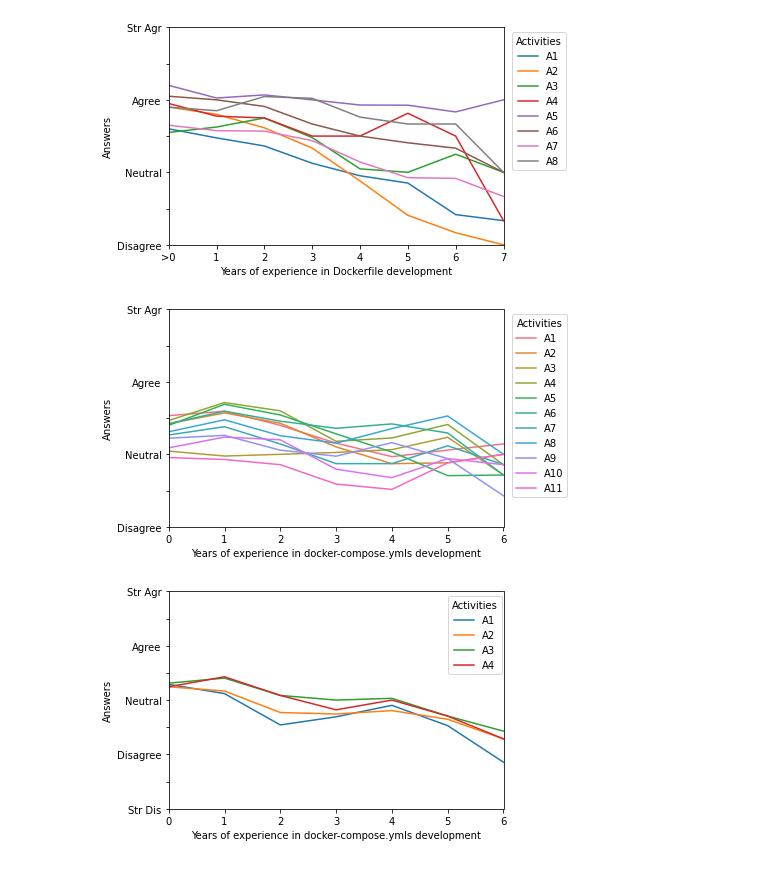
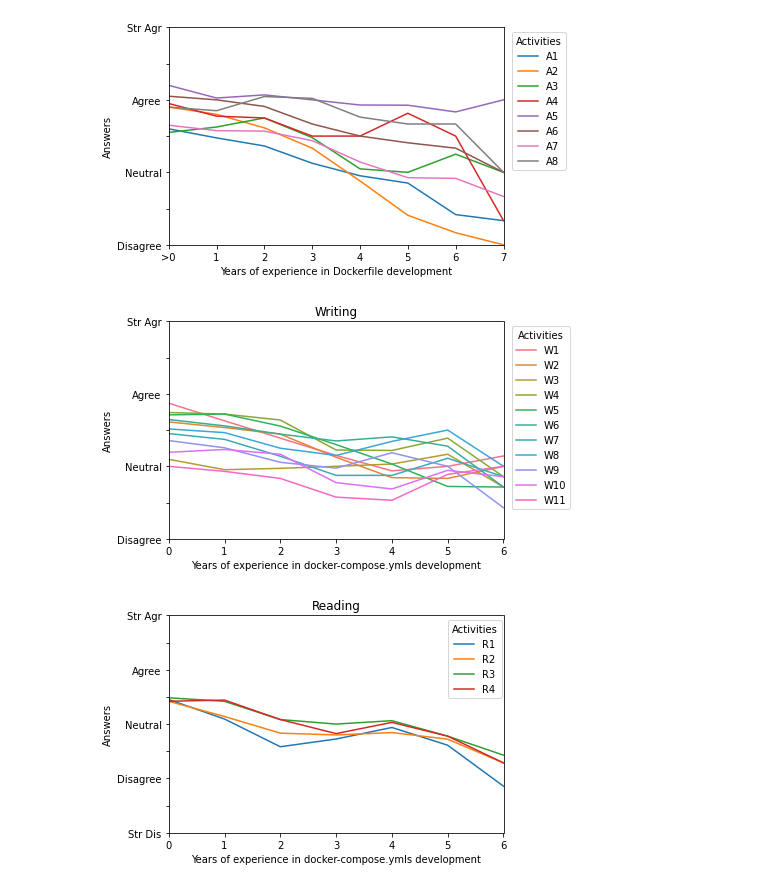
Before and after one commit to davidreis97/challenges_with_docker, a Jupyter notebook: data_analysis/analysis.ipynb, the cells around one changed output. Saved outputs shown, nothing was run; the diff lists cells and outputs as text; code cells hidden in the pictures.

Commit message:
Added more docker-compose.yml graphs and data analysis

```diff
--- a/data_analysis/analysis.ipynb
+++ b/data_analysis/analysis.ipynb
@@ -82,8 +89,11 @@ def toLong(inputData):
     return inputData
 
 data = toLong(data)
+dcData = toLong(dcData)
 dataInexperienced = toLong(dataInexperienced)
+dcDataInexperienced = toLong(dcDataInexperienced)
 dataExperienced = toLong(dataExperienced)
+dcDataExperienced = toLong(dcDataExperienced)
 # %%
 #https://stackoverflow.com/a/51535326/6391820
 def show_values_on_bars(axs):
@@ -202,17 +279,35 @@ def runWmw(paramToCompare, use_continuity=True, alternative=None):
 
     return mannwhitneyu(datasetInexperienced['value'], datasetExperienced['value'], use_continuity, alternative)
 
+def runDcWmw(paramToCompare, use_continuity=True, alternative=None):
+    datasetInexperienced = dcDataInexperienced[(dcDataInexperienced['params'] == paramToCompare)]
+    datasetExperienced = dcDataExperienced[(dcDataExperienced['params'] == paramToCompare)]
+
+    return mannwhitneyu(datasetInexperienced['value'], datasetExperienced['value'], use_continuity, alternative)
+
 def runMean(paramToCompare):
-    datasetInexperienced = data[(data['params'] == paramToCompare)]
+    datasetInexperienced = dataInexperienced[(dataInexperienced['params'] == paramToCompare)]
     datasetExperienced = dataExperienced[(dataExperienced['params'] == paramToCompare)]
 
     return np.mean(datasetInexperienced['value']),np.mean(datasetExperienced['value'])
 
+def runDcMean(paramToCompare):
+    datasetInexperienced = dcDataInexperienced[(dcDataInexperienced['params'] == paramToCompare)]
+    datasetExperienced = dcDataExperienced[(dcDataExperienced['params'] == paramToCompare)]
+
+    return np.mean(datasetInexperienced['value']),np.mean(datasetExperienced['value'])
+
 def runStd(paramToCompare):
-    datasetInexperienced = data[(data['params'] == paramToCompare)]
+    datasetInexperienced = dataInexperienced[(dataInexperienced['params'] == paramToCompare)]
     datasetExperienced = dataExperienced[(dataExperienced['params'] == paramToCompare)]
 
     return np.std(datasetInexperienced['value']),np.std(datasetExperienced['value'])
+
+def runDcStd(paramToCompare):
+    datasetInexperienced = dcDataInexperienced[(dcDataInexperienced['params'] == paramToCompare)]
+    datasetExperienced = dcDataExperienced[(dcDataExperienced['params'] == paramToCompare)]
+
+    return np.std(datasetInexperienced['value']),np.std(datasetExperienced['value'])
 # %%
 mask = []
 
@@ -399,14 +561,14 @@ pass
 [figure]
 # %%
 def skillIds(minSkill,maxSkill):
-    experienceData = data[data["params"]=="... where you created/updated a docker-compose.yml file?"]
+    experienceData = dcData[dcData["params"]=="... where you created/updated a docker-compose.yml file?"]
     mask = (experienceData["value"] >= minSkill) & (experienceData["value"] <= maxSkill)
     selected = experienceData[mask]
     return selected.id
 
 def paramByIds(param, ids):
-    mask = (data["params"] == param) & (data["id"].isin(ids))
-    return data[mask]
+    mask = (dcData["params"] == param) & (dcData["id"].isin(ids))
+    return dcData[mask]
 
 
 params = ['When I write a docker-compose.yml file, I spend considerable time… [reading Docker documentation.]',
@@ -425,6 +587,8 @@ linePlotParams = []
 linePlotValue = []
 linePlotExperience = []
 
+# ids = skillIds(0,1)
+
 for i in range(0,11):
     for j in range(0,7):
         ids = skillIds(j,j+1)
@@ -442,51 +606,53 @@ linePlotData = pd.DataFrame(data={
 
 #plt.figure(dpi=200)
 ax = seaborn.lineplot(x="experience", y ="value", hue="params", data=linePlotData, ci=None)
-plt.legend(title='Activities', labels=['A1','A2','A3','A4','A5','A6','A7','A8','A9','A10','A11'], bbox_to_anchor=(1.01, 1))
+plt.legend(title='Activities', labels=['W1','W2','W3','W4','W5','W6','W7','W8','W9','W10','W11'], bbox_to_anchor=(1.01, 1))
 ax.set(ylim=[2,5], xlim=[0,6], xlabel="Years of experience in docker-compose.ymls development", ylabel="Answers", yticklabels = ['Disagree','','Neutral','','Agree','','Str Agr'])
+ax.set(title="Writing")
 pass
 # %% [output]
-[figure, old version]
+[figure, new version]
 # %%
 def skillIds(minSkill,maxSkill):
-    experienceData = data[data["params"]=="... where you created/updated a docker-compose.yml file?"]
+    experienceData = dcData[dcData["params"]=="... where you created/updated a docker-compose.yml file?"]
     mask = (experienceData["value"] >= minSkill) & (experienceData["value"] <= maxSkill)
     selected = experienceData[mask]
     return selected.id
 
 def paramByIds(param, ids):
-    mask = (data["params"] == param) & (data["id"].isin(ids))
-    return data[mask]
+    mask = (dcData["params"] == param) & (dcData["id"].isin(ids))
+    return dcData[mask]
 
 
 params = ['When I read a docker-compose.yml file, I spend considerable time trying to understand … [ what the services are.]',
         'When I read a docker-compose.yml file, I spend considerable time trying to understand … [the dependencies between services (e.g. depends_on).]',
         'When I read a docker-compose.yml file, I spend considerable time trying to understand … [what volumes are used and how they are attached to the services.]',
         'When I read a docker-compose.yml file, I spend considerable time trying to understand … [what networks are used and how they are connected to the services.]']
 
 linePlotParams = []
 linePlotValue = []
 linePlotExperience = []
 
 for i in range(0,4):
     for j in range(0,7):
         ids = skillIds(j,j+1)
         responses = paramByIds(params[i],ids)
         for response in responses.iloc:
             linePlotParams.append(params[i])
             linePlotValue.append(response["value"])
             linePlotExperience.append(j)
 
 linePlotData = pd.DataFrame(data={
     "params": linePlotParams,
     "value": linePlotValue,
     "experience": linePlotExperience
 })
 
 #plt.figure(dpi=200)
 ax = seaborn.lineplot(x="experience", y ="value", hue="params", data=linePlotData, ci=None)
-plt.legend(title='Activities', labels=['A1','A2','A3','A4'], bbox_to_anchor=(1.01, 1))
+plt.legend(title='Activities', labels=['R1','R2','R3','R4'], bbox_to_anchor=(1.01, 1))
 ax.set(ylim=[1,5], xlim=[0,6], xlabel="Years of experience in docker-compose.ymls development", ylabel="Answers", yticklabels = ['Str Dis','','Disagree','','Neutral','','Agree','','Str Agr'])
+ax.set(title="Reading")
 pass
 # %% [output]
-[figure, old version]
+[figure, new version]
```
Also changed, not shown: parts of 12 cells of this notebook, 1 other file.
